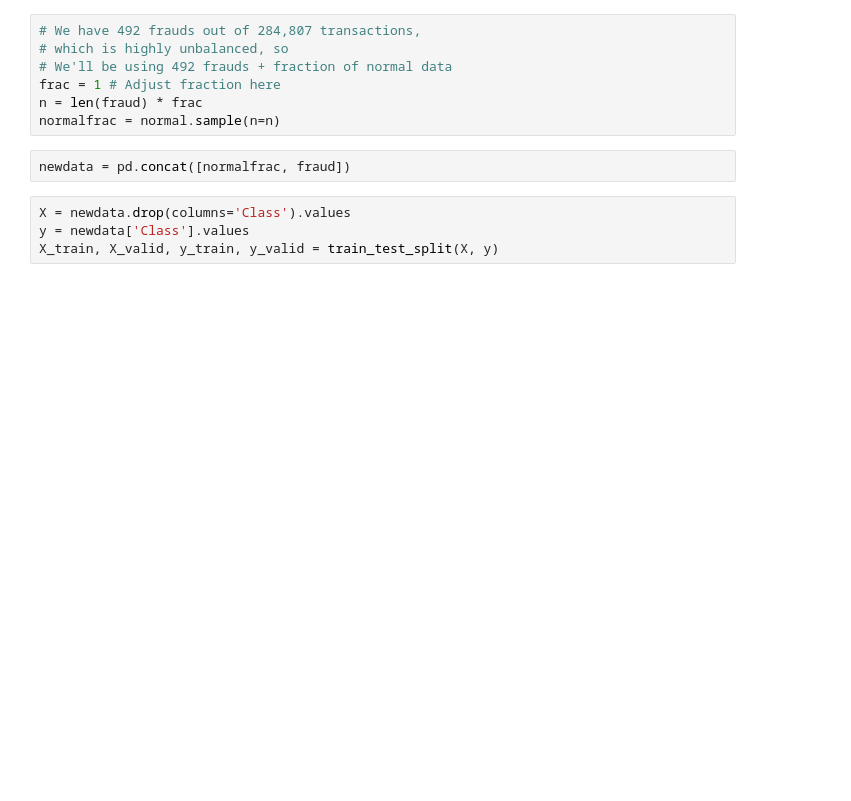
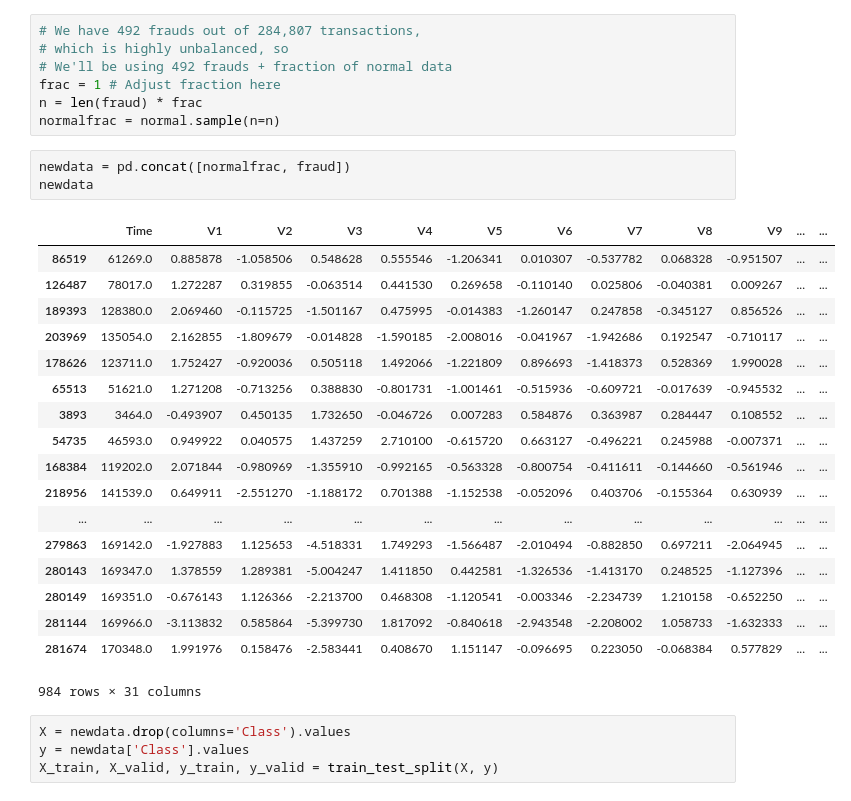
Before and after one commit to j-shim/CMPT353GroupProject, a Jupyter notebook: june_scrap_paper.ipynb, the cells around one changed output. Drawn from its saved outputs; the diff is of its cells as text; blank space fills up the shorter version.

```diff
--- a/june_scrap_paper.ipynb
+++ b/june_scrap_paper.ipynb
@@ -30,6 +50,26 @@ n = len(fraud) * frac
 normalfrac = normal.sample(n=n)
 # %%
 newdata = pd.concat([normalfrac, fraud])
+newdata
+# %% [output]
+|  | Time | V1 | V2 | V3 | V4 | V5 | V6 | V7 | V8 | V9 | ... | ... |
+| 86519 | 61269.0 | 0.885878 | -1.058506 | 0.548628 | 0.555546 | -1.206341 | 0.010307 | -0.537782 | 0.068328 | -0.951507 | ... | ... |
+| 126487 | 78017.0 | 1.272287 | 0.319855 | -0.063514 | 0.441530 | 0.269658 | -0.110140 | 0.025806 | -0.040381 | 0.009267 | ... | ... |
+| 189393 | 128380.0 | 2.069460 | -0.115725 | -1.501167 | 0.475995 | -0.014383 | -1.260147 | 0.247858 | -0.345127 | 0.856526 | ... | ... |
+| 203969 | 135054.0 | 2.162855 | -1.809679 | -0.014828 | -1.590185 | -2.008016 | -0.041967 | -1.942686 | 0.192547 | -0.710117 | ... | ... |
+| 178626 | 123711.0 | 1.752427 | -0.920036 | 0.505118 | 1.492066 | -1.221809 | 0.896693 | -1.418373 | 0.528369 | 1.990028 | ... | ... |
+| 65513 | 51621.0 | 1.271208 | -0.713256 | 0.388830 | -0.801731 | -1.001461 | -0.515936 | -0.609721 | -0.017639 | -0.945532 | ... | ... |
+| 3893 | 3464.0 | -0.493907 | 0.450135 | 1.732650 | -0.046726 | 0.007283 | 0.584876 | 0.363987 | 0.284447 | 0.108552 | ... | ... |
+| 54735 | 46593.0 | 0.949922 | 0.040575 | 1.437259 | 2.710100 | -0.615720 | 0.663127 | -0.496221 | 0.245988 | -0.007371 | ... | ... |
+| 168384 | 119202.0 | 2.071844 | -0.980969 | -1.355910 | -0.992165 | -0.563328 | -0.800754 | -0.411611 | -0.144660 | -0.561946 | ... | ... |
+| 218956 | 141539.0 | 0.649911 | -2.551270 | -1.188172 | 0.701388 | -1.152538 | -0.052096 | 0.403706 | -0.155364 | 0.630939 | ... | ... |
+| ... | ... | ... | ... | ... | ... | ... | ... | ... | ... | ... | ... | ... |
+| 279863 | 169142.0 | -1.927883 | 1.125653 | -4.518331 | 1.749293 | -1.566487 | -2.010494 | -0.882850 | 0.697211 | -2.064945 | ... | ... |
+| 280143 | 169347.0 | 1.378559 | 1.289381 | -5.004247 | 1.411850 | 0.442581 | -1.326536 | -1.413170 | 0.248525 | -1.127396 | ... | ... |
+| 280149 | 169351.0 | -0.676143 | 1.126366 | -2.213700 | 0.468308 | -1.120541 | -0.003346 | -2.234739 | 1.210158 | -0.652250 | ... | ... |
+| 281144 | 169966.0 | -3.113832 | 0.585864 | -5.399730 | 1.817092 | -0.840618 | -2.943548 | -2.208002 | 1.058733 | -1.632333 | ... | ... |
+| 281674 | 170348.0 | 1.991976 | 0.158476 | -2.583441 | 0.408670 | 1.151147 | -0.096695 | 0.223050 | -0.068384 | 0.577829 | ... | ... |
+984 rows × 31 columns
 # %%
 X = newdata.drop(columns='Class').values
 y = newdata['Class'].values
```
Also changed, not shown: parts of 5 cells of this notebook.
